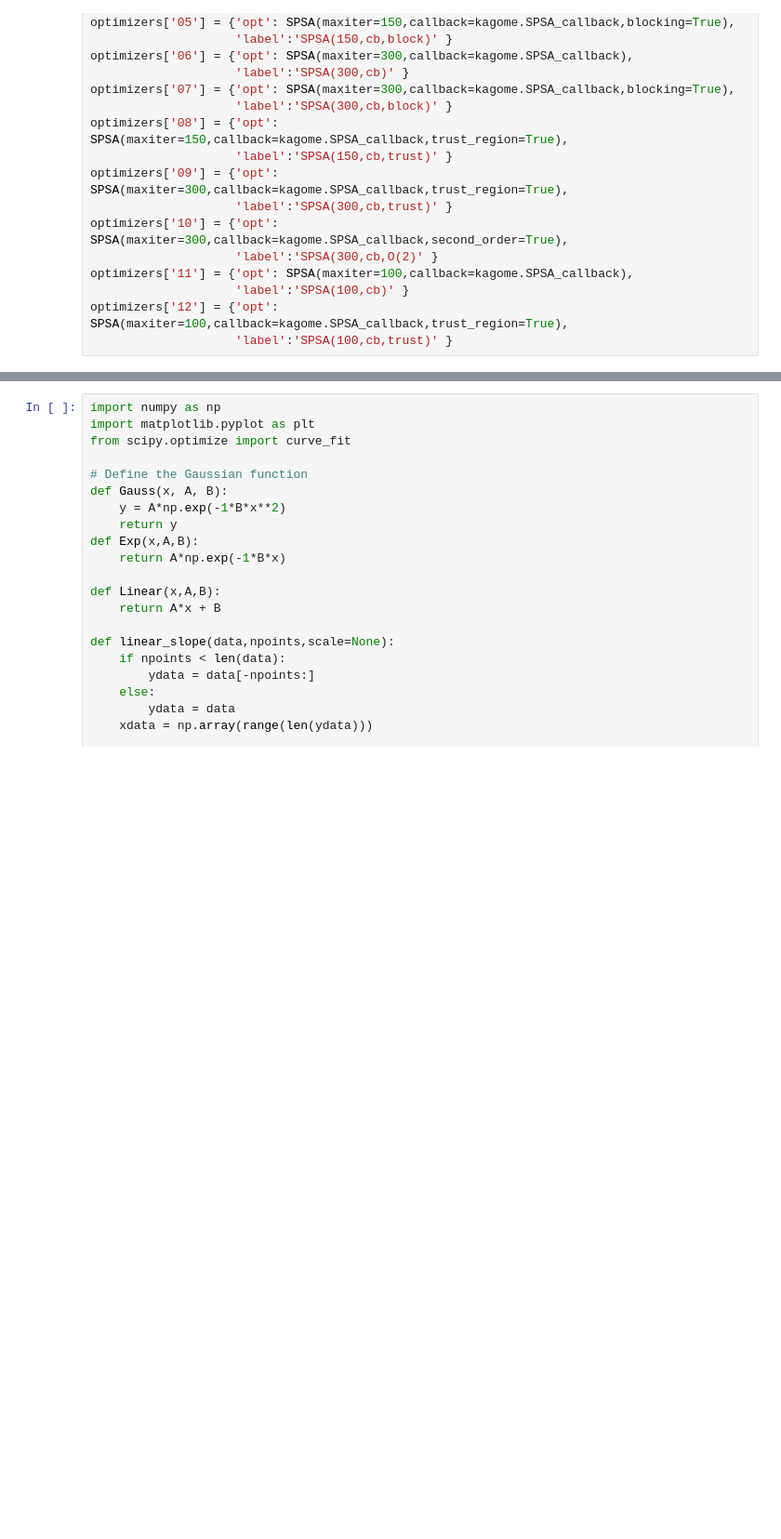
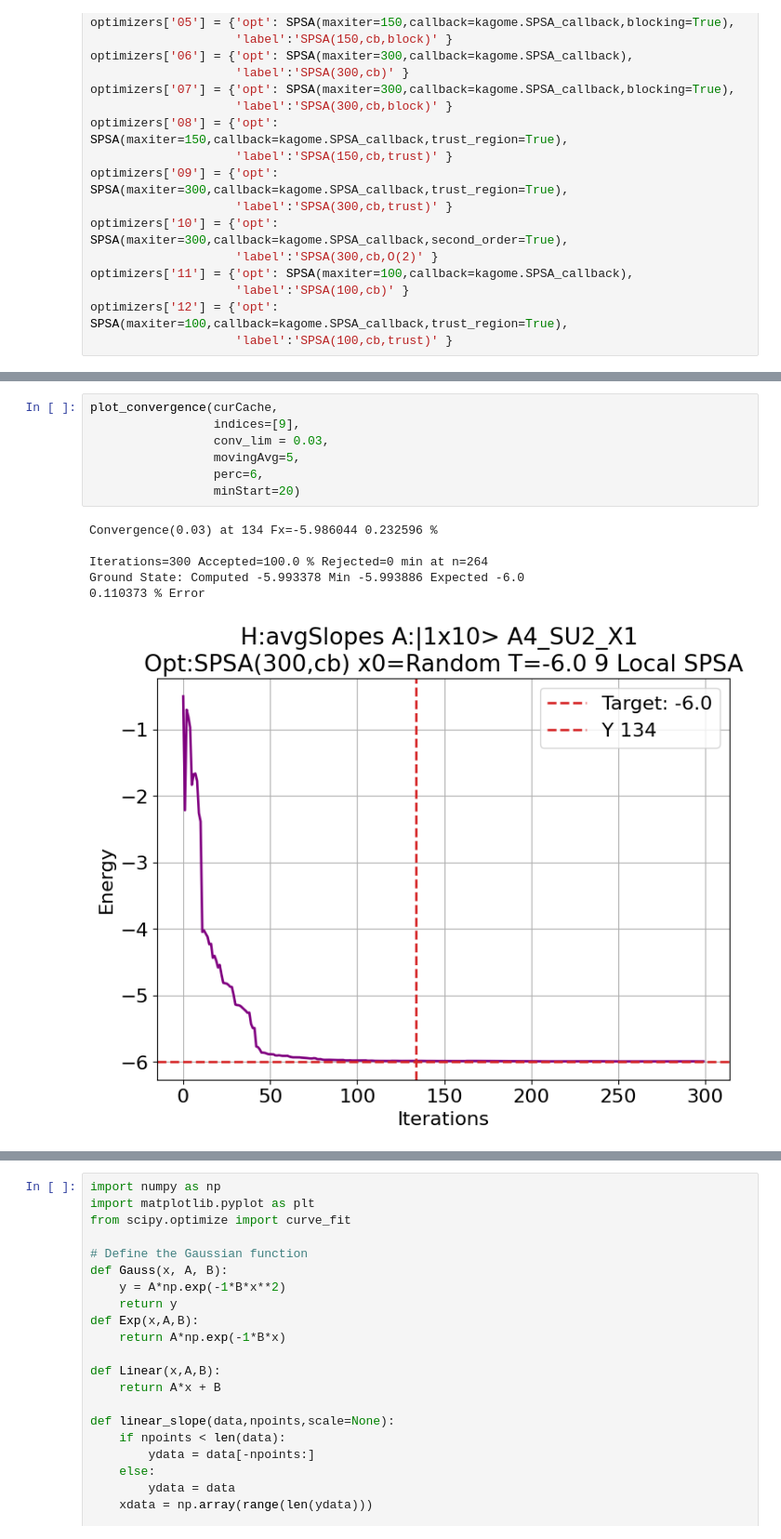
Before and after one commit to rrodenbusch/open-science-prize-2022, a Jupyter notebook: Kagome-Simulation.ipynb, the cells around one changed output, grey strips where cells are left out. Shown at 93% size. Drawn from its saved outputs; the diff is of its cells as text; blank space fills up the shorter version.

Commit message:
Develop Convergence Criteria

```diff
--- a/Kagome-Simulation.ipynb
+++ b/Kagome-Simulation.ipynb
@@ -720,0 +894,14 @@ Relative error: 2.40563586%
+# %%
+plot_convergence(curCache,
+                 indices=[9],
+                 conv_lim = 0.03,
+                 movingAvg=5,
+                 perc=6,
+                 minStart=20)
+# %% [output]
+Convergence(0.03) at 134 Fx=-5.986044 0.232596 %
+
+Iterations=300 Accepted=100.0 % Rejected=0 min at n=264
+Ground State: Computed -5.993378 Min -5.993886 Expected -6.0
+0.110373 % Error
+[figure, added]
```
Also changed, not shown: parts of 47 cells of this notebook, 1 other file.
